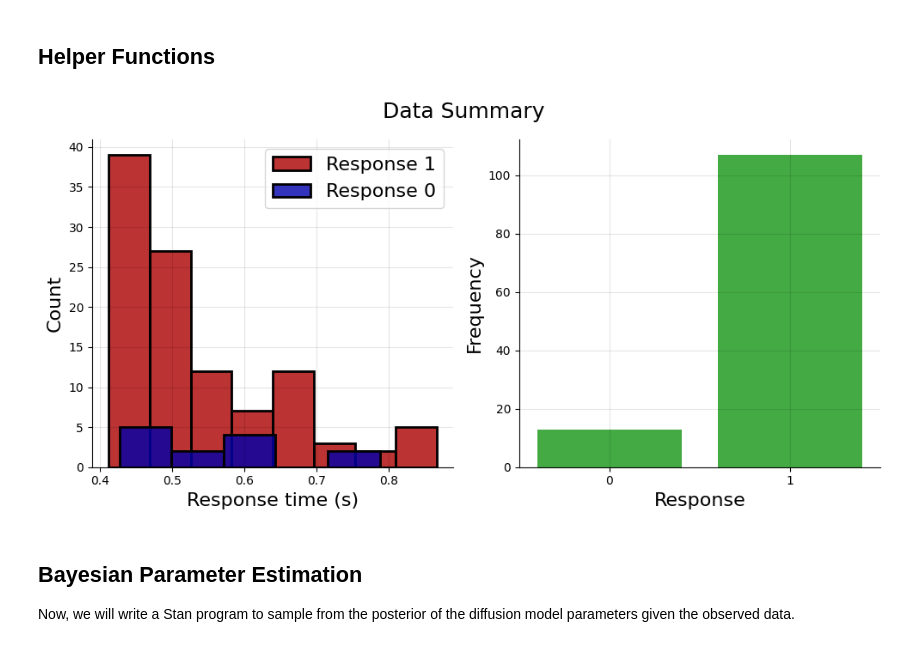
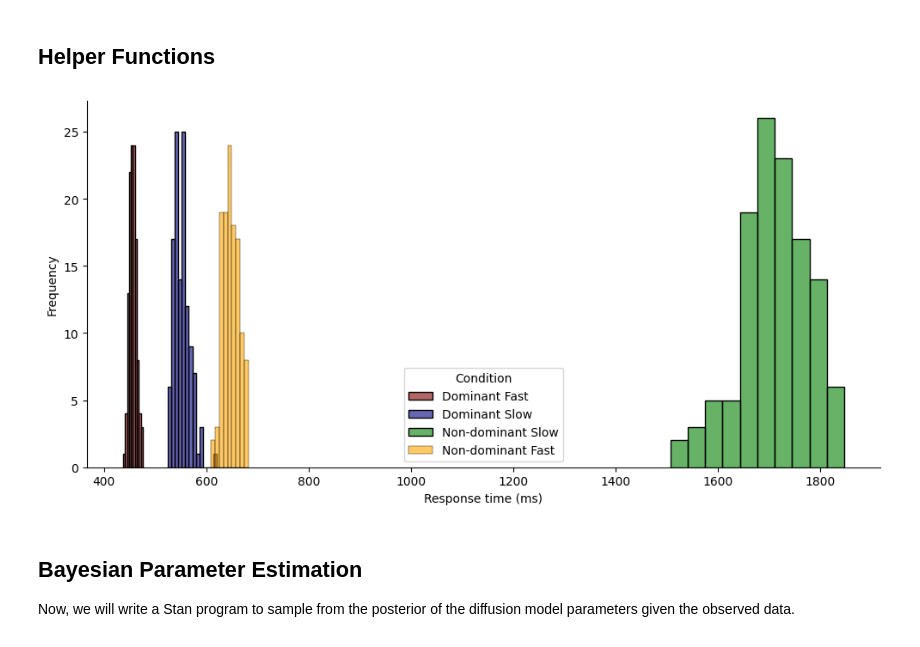
Before and after one commit to kwan-sr/cog-modeling-class-nc-ks, a Jupyter notebook: Project/stan_diffusion_model_of_writing_time.ipynb, the cells around one changed output. Drawn from its saved outputs; the diff is of its cells as text; code cells hidden in the pictures.

Commit message:
Diffusion model (not yet working)

```diff
--- a/Project/stan_diffusion_model_of_writing_time.ipynb
+++ b/Project/stan_diffusion_model_of_writing_time.ipynb
@@ -172,27 +216,55 @@ def visualize_data(data, figsize=(10, 5)):
 RNG = np.random.default_rng(2024)
 
 # Set ground-truth parameters
-parameters = {
+D_fast_parameters = {
     'v': 1.6,
-    'a': 0.8,
-    'beta': 0.6,
-    'tau': 0.4
+    'a': 500,
+    'beta': 0.5,
+    'tau': 300,
+    'T': 0
+}
+
+D_slow_parameters = {
+    'v': 1,
+    'a': 500,
+    'beta': 0.5,
+    'tau': 300,
+    'T': 0
+}
+
+ND_fast_parameters = {
+    'v': 1,
+    'a': 500,
+    'beta': 0.5,
+    'tau': 300,
+    'T': 100
+}
+
+ND_slow_parameters = {
+    'v': 0.5,
+    'a': 1300,
+    'beta': 0.5,
+    'tau': 300,
+    'T': 100
 }
 
 # Set additional simulation settings
 control = {
     'num_sims': 120,
     'rng': RNG,
-    'dt': 1e-3
+    'dt': 1
 }
 
 # Create data with above configuration
 # Match dictionary keys automatically with **
-data = simulate_diffusion_n(**{**control, **parameters})
+data_Dfast = simulate_diffusion_n(**{**control, **D_fast_parameters})
+data_Dslow = simulate_diffusion_n(**{**control, **D_slow_parameters})
+data_NDfast = simulate_diffusion_n(**{**control, **ND_fast_parameters})
+data_NDslow = simulate_diffusion_n(**{**control, **ND_slow_parameters})
-# %%
-visualize_data(data)
-# %% [output]
-[figure, removed]
+# %%
+visualize_data(data_Dfast, data_Dslow, data_NDfast, data_NDslow)
+# %% [output]
+[figure, added]
 # %% [markdown]
 ## Bayesian Parameter Estimation
 
```
Also changed, not shown: parts of 17 cells of this notebook, 3 other files.
